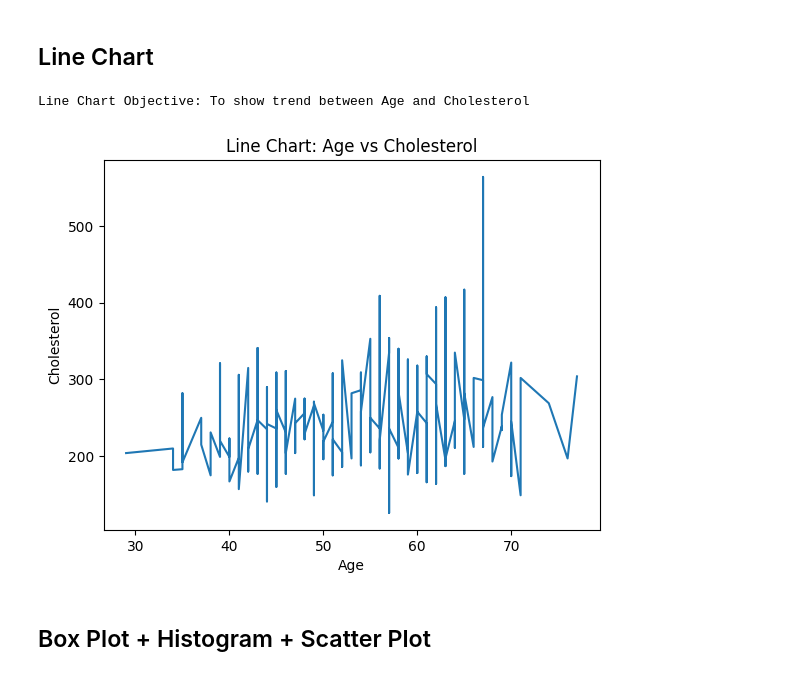
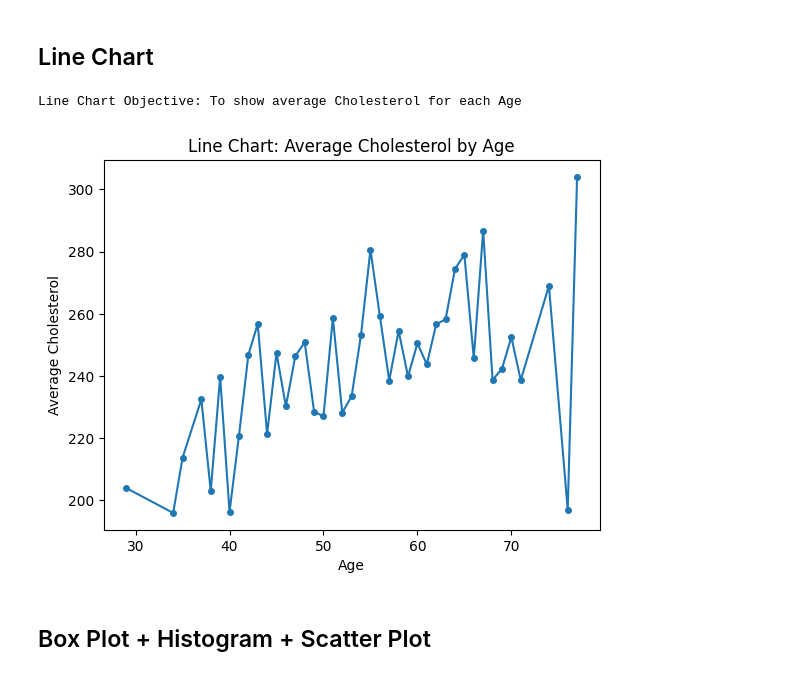
Before and after one commit to Prajwalchin/DSBDA-Codes, a Jupyter notebook: ps17.ipynb, the cells around one changed output. Drawn from its saved outputs; the diff is of its cells as text; code cells hidden in the pictures.

Commit message:
line graph and code made easy

```diff
--- a/ps17.ipynb
+++ b/ps17.ipynb
@@ -66,20 +66,22 @@ Bar Plot Objective: To compare Chest Pain Type frequency
 # %% [markdown]
 ## Line Chart
 # %%
-# Fix: Sort by age
-df_sorted = df.sort_values(by='age')
+# Compute average cholesterol for each age
+avg_chol_by_age = (
+    df.groupby('age', as_index=False)['chol'].mean()
+)
 
-# Objective: Show trend between Age and Cholesterol
-print("Line Chart Objective: To show trend between Age and Cholesterol")
+# Objective: Show average cholesterol for each age
+print("Line Chart Objective: To show average Cholesterol for each Age")
 
-plt.plot(df_sorted['age'], df_sorted['chol'])
-plt.title("Line Chart: Age vs Cholesterol")
+plt.plot(avg_chol_by_age['age'], avg_chol_by_age['chol'], marker='o', markersize=4)
+plt.title("Line Chart: Average Cholesterol by Age")
 plt.xlabel("Age")
-plt.ylabel("Cholesterol")
+plt.ylabel("Average Cholesterol")
 plt.show()
 # %% [output]
-Line Chart Objective: To show trend between Age and Cholesterol
+Line Chart Objective: To show average Cholesterol for each Age
-[figure, old version]
+[figure, new version]
 # %% [markdown]
 ## Box Plot + Histogram + Scatter Plot
 # %%
```
Also changed, not shown: parts of 2 cells of this notebook, 5 other files.
